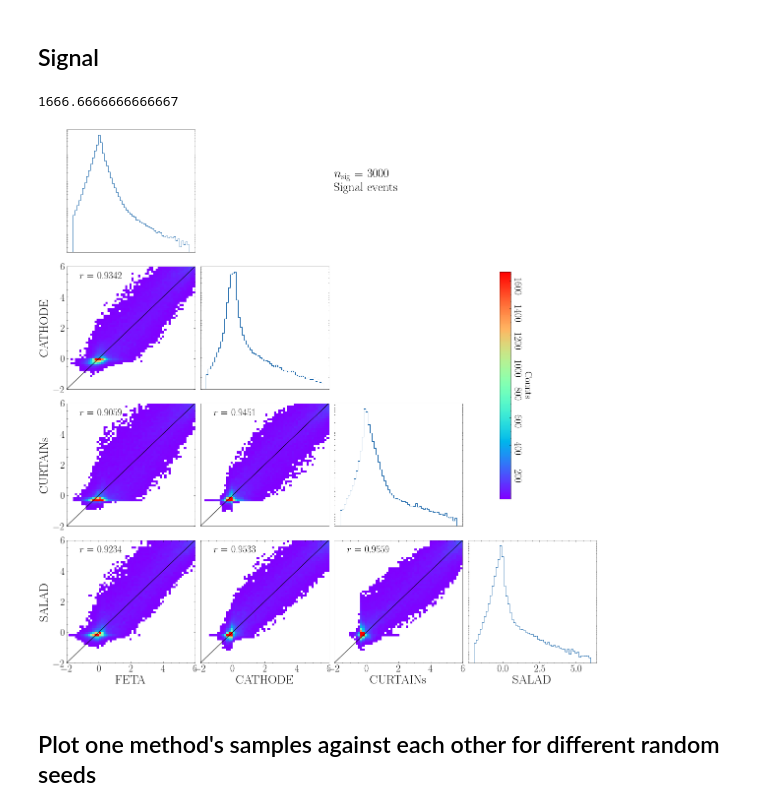
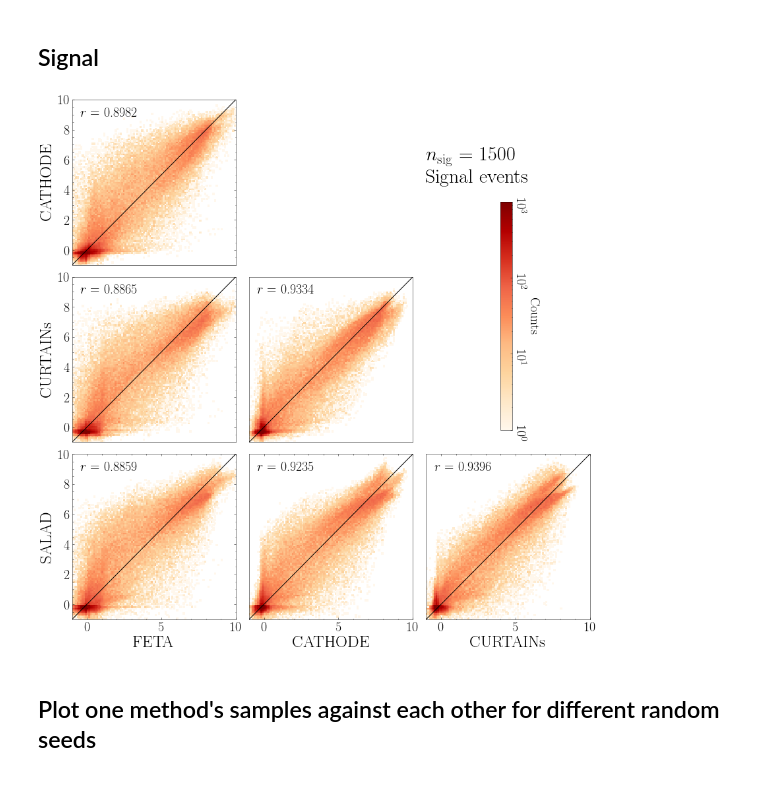
Before and after one commit to rmastand/synthetic_SM_AD, a Jupyter notebook: analyze_scatterplot_all_synth.ipynb, the cells around one changed output. Cells and saved outputs as stored; diff of their text form; code cells hidden in the pictures.

Commit message:
prettier plots

````diff
--- a/analyze_scatterplot_all_synth.ipynb
+++ b/analyze_scatterplot_all_synth.ipynb
@@ -27,7 +27,7 @@ num_sig = 20000
 
 First run ```run_scatterplot.py```
 # %%
-num_signal_to_inject = 3000
+num_signal_to_inject = 1500
 
 
 process = "StandardScale"
@@ -122,26 +78,34 @@ def make_plot(bkg_x, bkg_y, sig_x, sig_y, label_x, label_y, num_bins = 100, plot
+# %%
+cmap = plt.cm.OrRd
 # %%
 zoom = True
 
 if zoom:
-    lower_plot_lim, upper_plot_lim = -2, 6
+    lower_plot_lim, upper_plot_lim = -1, 10
 else:
-    lower_plot_lim, upper_plot_lim = -6, 6
+    lower_plot_lim, upper_plot_lim = -5, 5
 
 
 dim = len(synth_ids)
 
 #params for all plots
-num_bins = 60
+num_bins = 100
 
 
 b = np.linspace(lower_plot_lim, upper_plot_lim, num_bins)
-cmap = plt.cm.rainbow
+
 cmap.set_under("white")
 fontsize = 25
 small_font = 20
 
 
 nice_labels = ["FETA", "CATHODE", "CURTAINs", "SALAD"]
+
+
+vmax_bkg = num_bkg*n_seed/num_bins
+vmin_bkg = 1#.0001*vmax_bkg
+vmax_sig = num_sig*n_seed/num_bins
+vmin_sig = 1#.0001*vmax_bkg
 # %% [markdown]
 ## Background
 # %%
@@ -214,69 +180,71 @@ else:
 # %% [markdown]
 ## Signal
 # %%
+fig, ax = plt.subplots(dim-1, dim-1, figsize = (4*(dim-1), 4*(dim-1)))
 
-vmax = num_sig*n_seed/num_bins
-print(vmax)
-vmin = .005*vmax
+for dim_x in range(dim-1):
 
-fig, ax = plt.subplots(dim, dim, figsize = (4*dim, 4*dim))
+    for dim_y in range(1, dim):
 
 
-
-for dim_x in range(dim):
-    for dim_y in range(dim):
+        dim_y_plot = dim_y -1
 
         if dim_x < dim_y: # plot the 2d hist
-            img_sig = ax[dim_y, dim_x].hist2d(concatenated_results_sig[synth_ids[dim_x]].flatten(),
+
+            img_sig = ax[dim_y_plot, dim_x].hist2d(concatenated_results_sig[synth_ids[dim_x]].flatten(),
                                           concatenated_results_sig[synth_ids[dim_y]].flatten(),
-                                          bins = b, norm=colors.Normalize(vmin=vmin, vmax=vmax), cmap = cmap,
+                                          bins = b, norm=colors.LogNorm(vmin=vmin_sig, vmax=vmax_sig), cmap = cmap,
                                           density = False)
-            coeff = np.corrcoef(concatenated_results_sig[synth_ids[dim_x]].flatten(), y=concatenated_results_sig[synth_ids[dim_y]].flatten(),
+            # calculate the correlation coefficient
+            coeff = np.corrcoef(concatenated_results_sig[synth_ids[dim_x]].flatten(),
+                                y=concatenated_results_sig[synth_ids[dim_y]].flatten(),
                                 rowvar = False)[0][1]
-            ax[dim_y, dim_x].text(.1, .9, f"$r$ = {np.round(coeff, 4)}", fontsize = small_font, transform = ax[dim_y, dim_x].transAxes)
-            ax[dim_y, dim_x].plot(b, b, color = "black")
+            ax[dim_y_plot, dim_x].text(.05, .9, f"$r$ = {np.round(coeff, 4)}",
+                                       fontsize = small_font, transform = ax[dim_y_plot, dim_x].transAxes)
+            ax[dim_y_plot, dim_x].plot([lower_plot_lim, upper_plot_lim], [lower_plot_lim, upper_plot_lim], color = "black")
 
-
-        elif dim_x == dim_y: # plot the 1d hist
-            ax[dim_x, dim_x].hist(concatenated_results_bkg[synth_ids[dim_x]].flatten(), bins = b, histtype = "step")
-            ax[dim_x, dim_x].set_yscale("log")
+            """
+            elif dim_x == dim_y: # plot the 1d hist
+                ax[dim_x, dim_x].hist(concatenated_results_sig[synth_ids[dim_x]].flatten(), bins = b, histtype = "step")
+                #ax[dim_x, dim_x].set_yscale("log")
+            """
 
         else:
-            ax[dim_y, dim_x].set_axis_off()
+            ax[dim_y_plot, dim_x].set_axis_off()
 
         # axis labels
         if dim_y == dim - 1:
-            ax[dim_y, dim_x].set_xlabel(nice_labels[dim_x], fontsize = fontsize)
-            ax[dim_y, dim_x].tick_params(axis='x', which='major', labelsize=small_font)
+            ax[dim_y_plot, dim_x].set_xlabel(nice_labels[dim_x], fontsize = fontsize)
+            ax[dim_y_plot, dim_x].tick_params(axis='x', which='major', labelsize=small_font)
         else:
-            ax[dim_y, dim_x].set_xticks([])
+            ax[dim_y_plot, dim_x].set_xticks([])
         if (dim_x == 0) and (dim_y != 0):
-            ax[dim_y, dim_x].set_ylabel(nice_labels[dim_y], fontsize = fontsize)
-            ax[dim_y, dim_x].tick_params(axis='y', which='major', labelsize=small_font)
+            ax[dim_y_plot, dim_x].set_ylabel(nice_labels[dim_y], fontsize = fontsize)
+            ax[dim_y_plot, dim_x].tick_params(axis='y', which='major', labelsize=small_font)
         else:
-            ax[dim_y, dim_x].set_yticks([])
+            ax[dim_y_plot, dim_x].set_yticks([])
 
 # label
-ax[0, 2].text(0, .5, f"$n_\\mathrm{{sig}}$ = {num_signal_to_inject}\nSignal events", fontsize = fontsize)
+ax[0, 2].text(0, .5, f"$n_\\mathrm{{sig}}$ = {num_signal_to_inject}\nSignal events",
+              transform = ax[0, 2].transAxes, fontsize = fontsize*1.2)
 
 # colorbar (they all have the same one)
-cb_ax = fig.add_axes([.82,.34,.02,.4])
+cb_ax = fig.add_axes([.82,.4,.02,.4])
 cbar = fig.colorbar(img_sig[3],orientation='vertical',cax=cb_ax)
 
 cbar.ax.tick_params(labelsize=small_font, rotation = 270)
 cbar.set_label("Counts", fontsize = small_font, rotation = 270, labelpad = 20)
 
 
 
 
 
 plt.tight_layout()
 fig.show()
 
 if zoom:
     fig.savefig(f"plots/corner_sig_{num_signal_to_inject}_zoomed.pdf", dpi = dpi)
 else:
     fig.savefig(f"plots/corner_sig_{num_signal_to_inject}.pdf", dpi = dpi)
 # %% [output]
-1666.6666666666667
-[figure, old version]
+[figure, new version]
````
Also changed, not shown: parts of 5 cells of this notebook.
